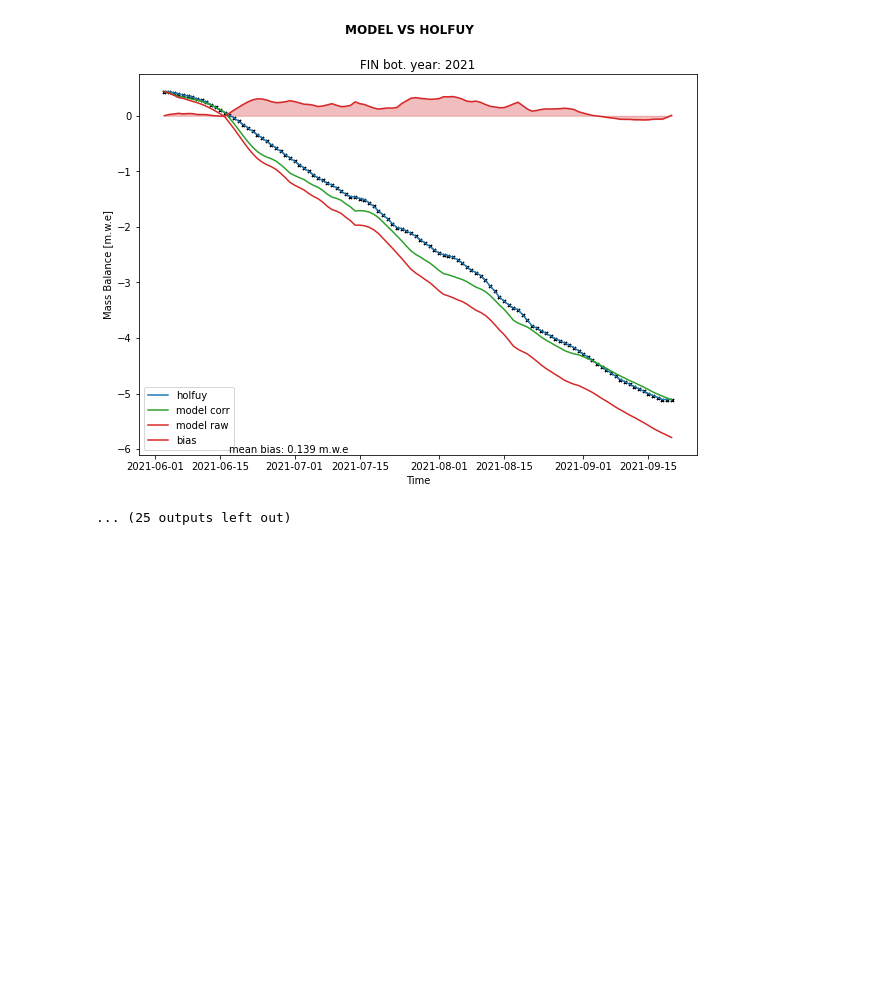
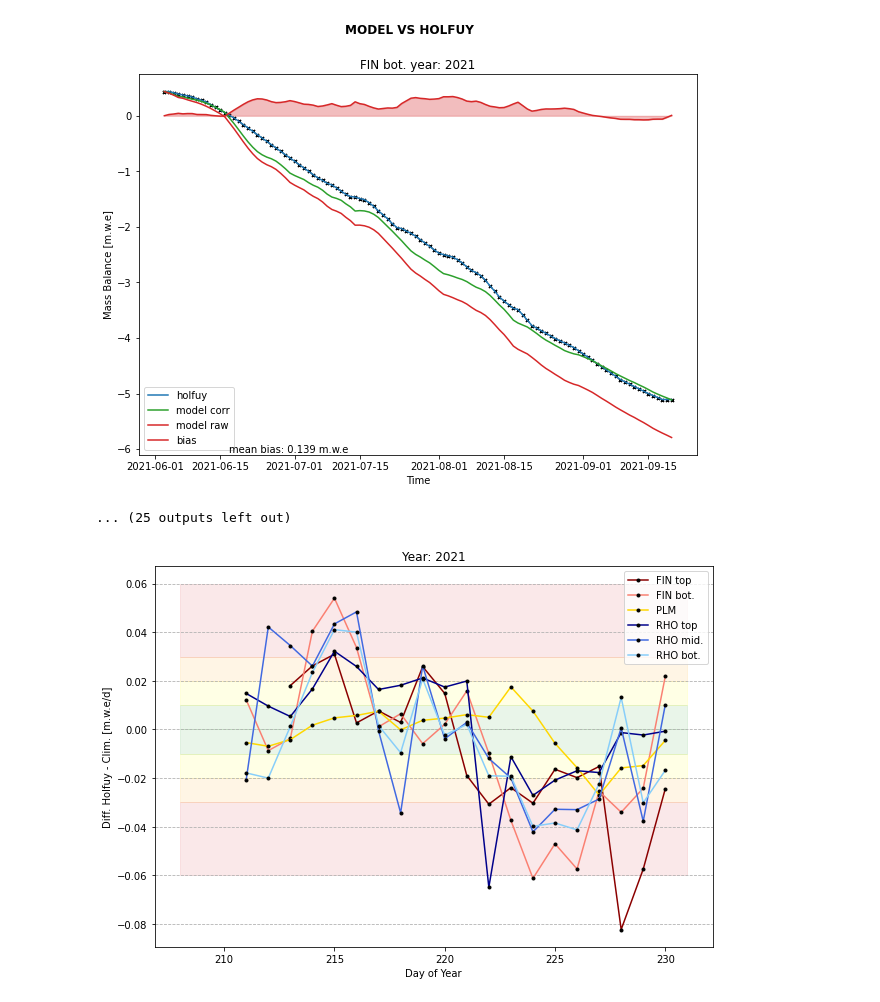
Before and after one commit to acremona/glacier-anomalies-at-point-scale, a Jupyter notebook: glacier_anomalies.ipynb, the cells around one changed output. Saved outputs shown, nothing was run; the diff lists cells and outputs as text; code cells hidden in the pictures; blank space fills up the shorter version.

```diff
--- a/glacier_anomalies.ipynb
+++ b/glacier_anomalies.ipynb
@@ -375,9 +375,11 @@ def get_bias_clim(station, year, visualize=True, mean_slope_bias=None, d0=None,
     if visualize:
         if bias_only:
             if plot_rate:
-                ax1.plot(clim_corr['DOY'].values, bias_rate,
-                         label=name, color=color)
-                ax1.fill_between(clim_corr['DOY'].values, bias_rate, color=color, alpha=0.05)
+                ax1.plot(clim_corr['DOY'].values, smooth(bias_rate,3),
+                         label=name, marker='.', color=color, markerfacecolor='black', markeredgecolor='black')
+                #ax1.plot(clim_corr['DOY'].values, bias_rate,
+                #         label=name, marker='.', color=color, markerfacecolor='black', markeredgecolor='black')
+                #ax1.fill_between(clim_corr['DOY'].values, bias_rate, color=color, alpha=0.05)
             else:
                 ax1.plot(clim_corr['DOY'].values, np.cumsum(bias_rate),
                          label=name, color=color)
@@ -429,6 +431,12 @@ def get_bias_clim(station, year, visualize=True, mean_slope_bias=None, d0=None,
     return bias_rate
 
 
+def smooth(y, box_pts):
+                    box = np.ones(box_pts)/box_pts
+                    y_smooth = np.convolve(y, box, mode='same')
+                    return y_smooth
+
+
 def correct_slope_bias(clim_df, holfuy_df):
     mb_grad_clim = (clim_df['balance(b)'].iloc[-1] - clim_df['balance(b)'].iloc[0])/(1000*len(clim_df['balance(b)'].values))
     mb_grad_holfuy = (holfuy_df['mb[m.w.e]'].iloc[-1] - holfuy_df['mb[m.w.e]'].iloc[0])/len(holfuy_df['mb[m.w.e]'].values)
@@ -496,7 +504,7 @@ global fig1, ax1, plot_rate
 bias_only= True
 
 years = [2019, 2020, 2021]
-stations = [1001, 1008, 1003, 1002, 1006, 1007]
+stations = [1001, 1008, 1003, 1007, 1006, 1002]
 
 slope_bias = []
 station_bias = []
@@ -524,3 +532,68 @@ bias slope:  0.010045454545454566
 bias slope:  0.006215475363636362
 [figure]
 ... (25 outputs left out)
+# %%
+plot_rate = True
+bias_only = True
+years = [2021]
+d00 = 210
+d10 = 230
+names = ['FIN top', 'FIN bot.', 'PLM', 'RHO top', 'RHO mid.', 'RHO bot.']
+stations = [1001, 1008, 1003, 1007, 1006, 1002]
+
+for i in range(4):
+    d0 = d00 + i*10
+    d1 = d10 + i*10
+    df_biases = pd.DataFrame()
+
+    for year in years:
+        if bias_only:
+            fig1, ax1 = plt.subplots(figsize=(10, 7))
+        for station in stations:
+            bias_station = bias_df[bias_df['station'] == station]['slope_bias'].values[0]
+            #print(bias_station)
+            bias_rate = get_bias_clim(station, year, mean_slope_bias=bias_station, d0=d0, d1=d1)
+            name, color = station_name(station)
+            df_temp = pd.DataFrame({name: bias_rate})
+            #print(df_temp)
+            df_biases = pd.concat([df_biases, df_temp], axis=1)
+
+            #plt.hist(bias_rate)
+            #plt.show()
+
+        if bias_only:
+            plt.xlabel('Day of Year')
+            if plot_rate:
+                plt.ylabel('Diff. Holfuy - Clim. [m.w.e/d]')
+            else:
+                plt.ylabel('Diff. Holfuy - Clim. [m.w.e]')
+            plt.title('Year: ' + str(year))
+            plt.fill_between(np.arange(d0-2,d1+2), 0, -0.01, alpha=0.1, color='tab:green')
+            plt.fill_between(np.arange(d0-2,d1+2), 0, 0.01, alpha=0.1, color='tab:green')
+            plt.fill_between(np.arange(d0-2,d1+2), -0.01, -0.02, alpha=0.1, color='yellow')
+            plt.fill_between(np.arange(d0-2,d1+2), 0.01, 0.02, alpha=0.1, color='yellow')
+            plt.fill_between(np.arange(d0-2,d1+2), -0.02, -0.03, alpha=0.1, color='orange')
+            plt.fill_between(np.arange(d0-2,d1+2), 0.02, 0.03, alpha=0.1, color='orange')
+            plt.fill_between(np.arange(d0-2,d1+2), -0.03, -0.06, alpha=0.1, color='tab:red')
+            plt.fill_between(np.arange(d0-2,d1+2), 0.03, 0.06, alpha=0.1, color='tab:red')
+            plt.grid(True, axis='y', linestyle='--')
+            plt.legend()
+            plt.show()
+
+#for i, name in enumerate(names):
+#    fig, ax = plt.subplots(figsize=(10, 7))
+#    sns.regplot(x=df_biases[names[i]], y=df_biases[names[i+1]])
+#    try:
+#        (r, p) = pearsonr(df_biases[names[i]].dropna(), df_biases[names[i+1]].dropna())
+#        fig.text(0.25, 0.13, r)
+#    except:
+#        pass
+#    plt.show()
+#    if i==len(names)-2:
+#        break
+
+    corr = df_biases.corr()
+    mask_ut=np.tril(np.ones((corr.shape))).astype(bool)
+    sns.heatmap(corr, mask=~mask_ut, cmap='Greens', vmin=0, annot=True)
+# %% [output]
+[figure, added]
```
Also changed, not shown: parts of 7 cells of this notebook, 2 other files.
